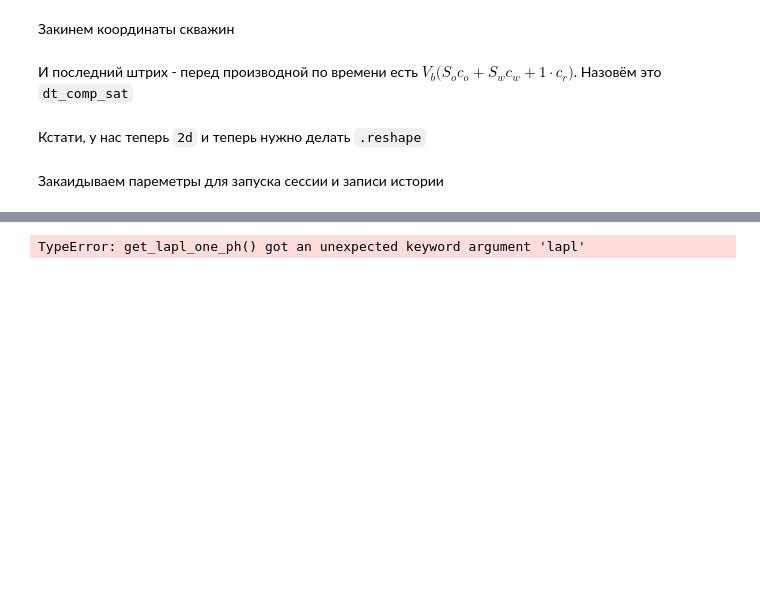
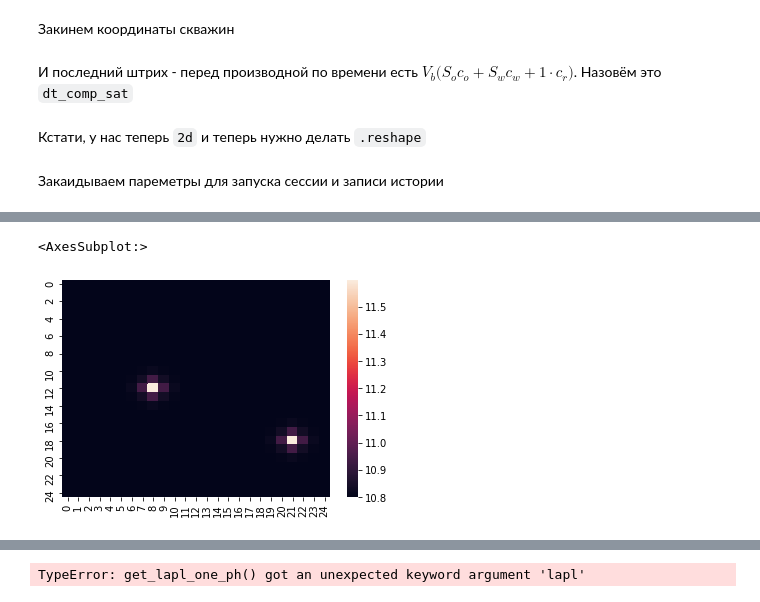
Before and after one commit to lemikhovalex/ReservoirModel, a Jupyter notebook: now_do_simple_models/06_2d_2liq_numpy.ipynb, the cells around one changed output, grey strips where cells are left out. Drawn from its saved outputs; the diff is of its cells as text; code cells hidden in the pictures; blank space fills up the shorter version.

```diff
--- a/now_do_simple_models/06_2d_2liq_numpy.ipynb
+++ b/now_do_simple_models/06_2d_2liq_numpy.ipynb
@@ -259,0 +247,8 @@ prop.dt / 60 / 60
+# %%
+a = dx*dy*d * phi *(np.ones((nx * ny, 1)) + (c_r + c_o) * (p_new - p.v))
+
+b = phi * dx*dy*d * s_o.v + prop.dt * (lapl_o.dot(p_new) + q_bound_o + j_o * B_o * delta_p_vec)
+sns.heatmap(b.reshape((nx, ny)))
+# %% [output]
+<AxesSubplot:>
+[figure, added]
```
Also changed, not shown: parts of 11 cells of this notebook.
